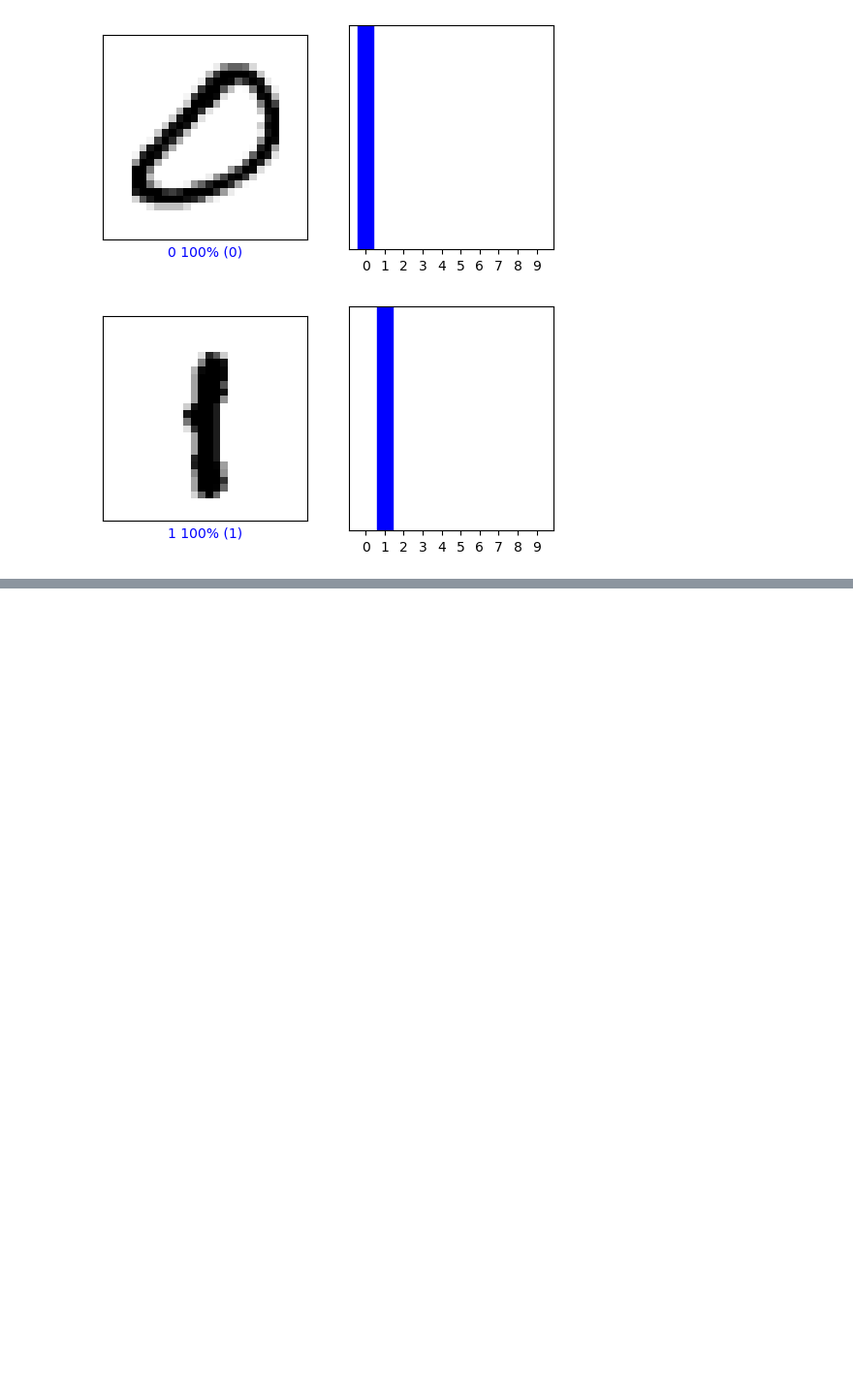
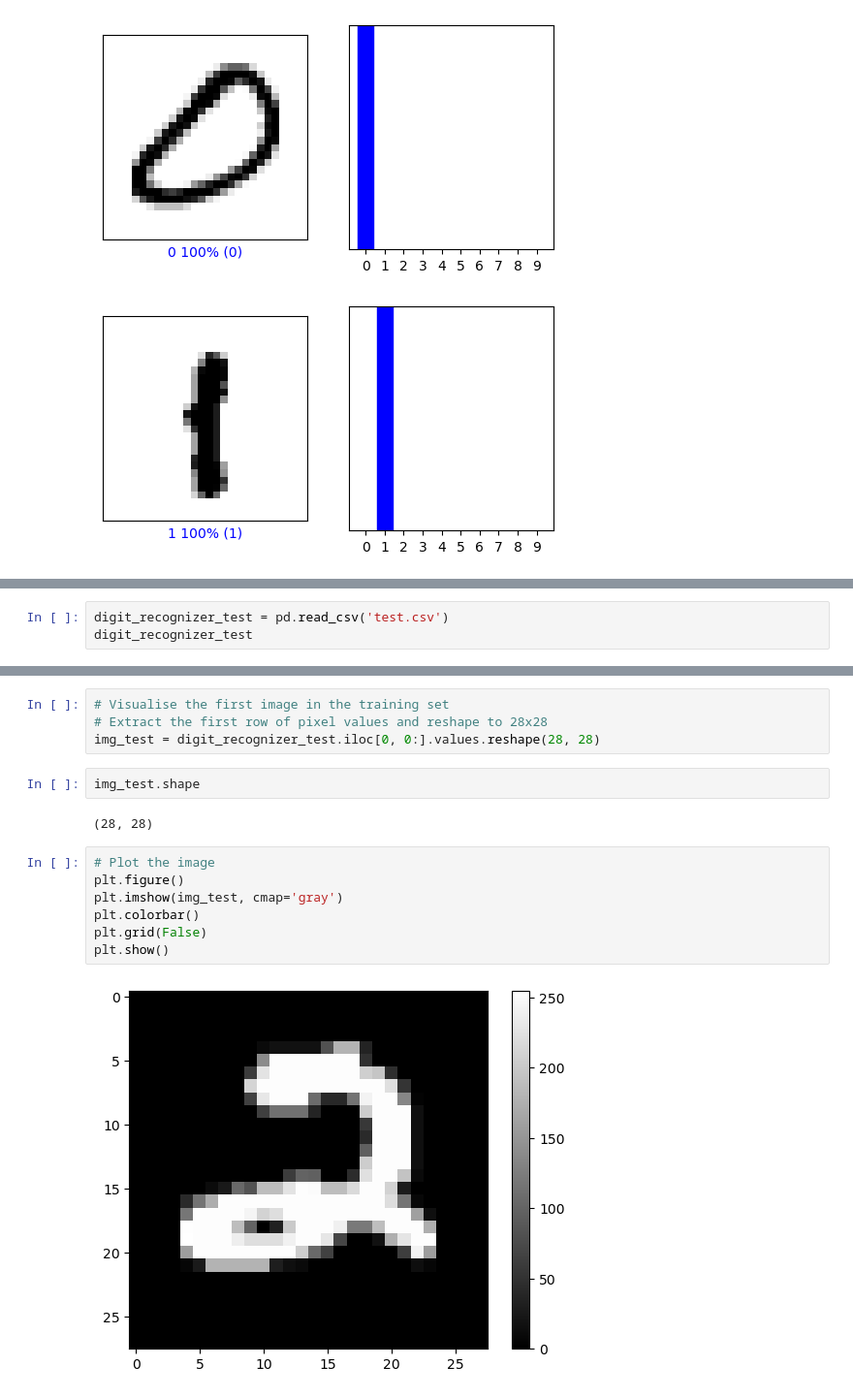
Before and after one commit to Tatiana-ZC/4.Project_Digit_Recognizer, a Jupyter notebook: Digit_Recognizer.ipynb, the cells around one changed output, grey strips where cells are left out. Shown at 97% size. Saved outputs shown, nothing was run; the diff lists cells and outputs as text; blank space fills up the shorter version.

```diff
--- a/Digit_Recognizer.ipynb
+++ b/Digit_Recognizer.ipynb
@@ -379,0 +388,3 @@ for i in range(10):
+# %%
+digit_recognizer_test = pd.read_csv('test.csv')
+digit_recognizer_test
@@ -379,0 +405,17 @@ for i in range(10):
+# %%
+# Visualise the first image in the training set
+# Extract the first row of pixel values and reshape to 28x28
+img_test = digit_recognizer_test.iloc[0, 0:].values.reshape(28, 28)
+# %%
+img_test.shape
+# %% [output]
+(28, 28)
+# %%
+# Plot the image
+plt.figure()
+plt.imshow(img_test, cmap='gray')
+plt.colorbar()
+plt.grid(False)
+plt.show()
+# %% [output]
+[figure, added]
```
Also changed, not shown: parts of 17 cells of this notebook.
